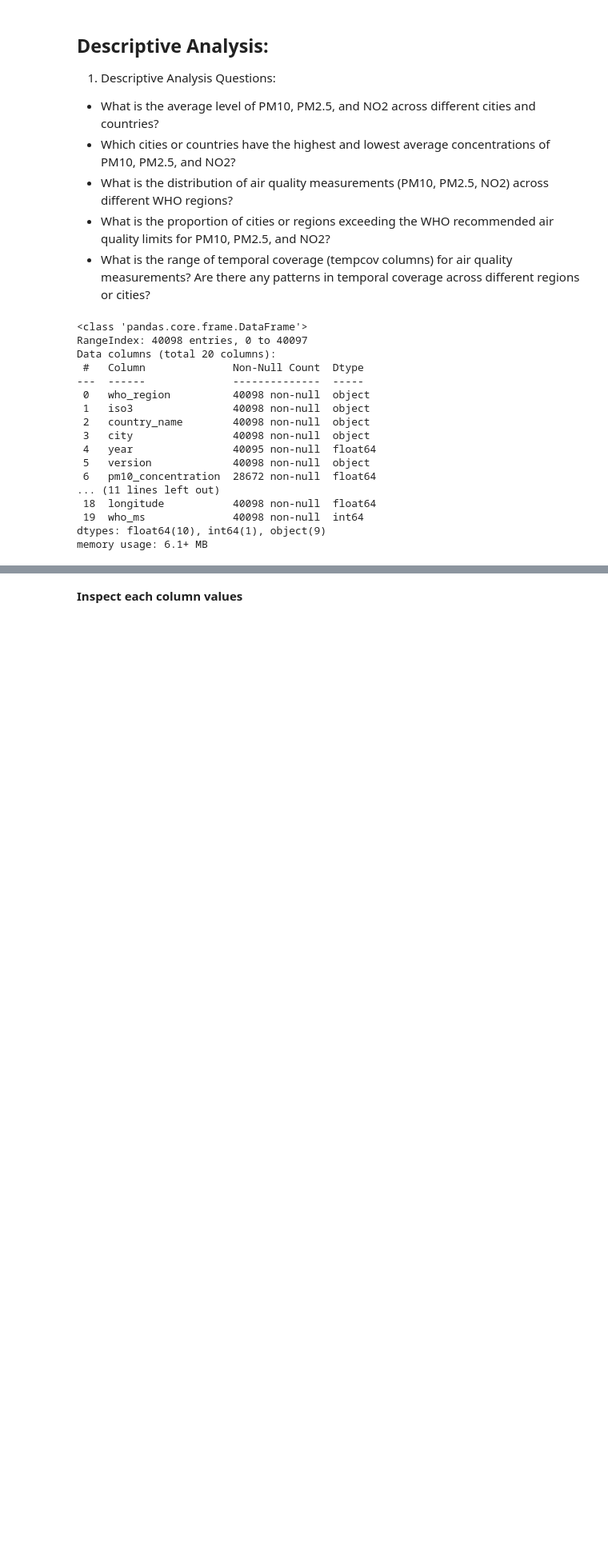
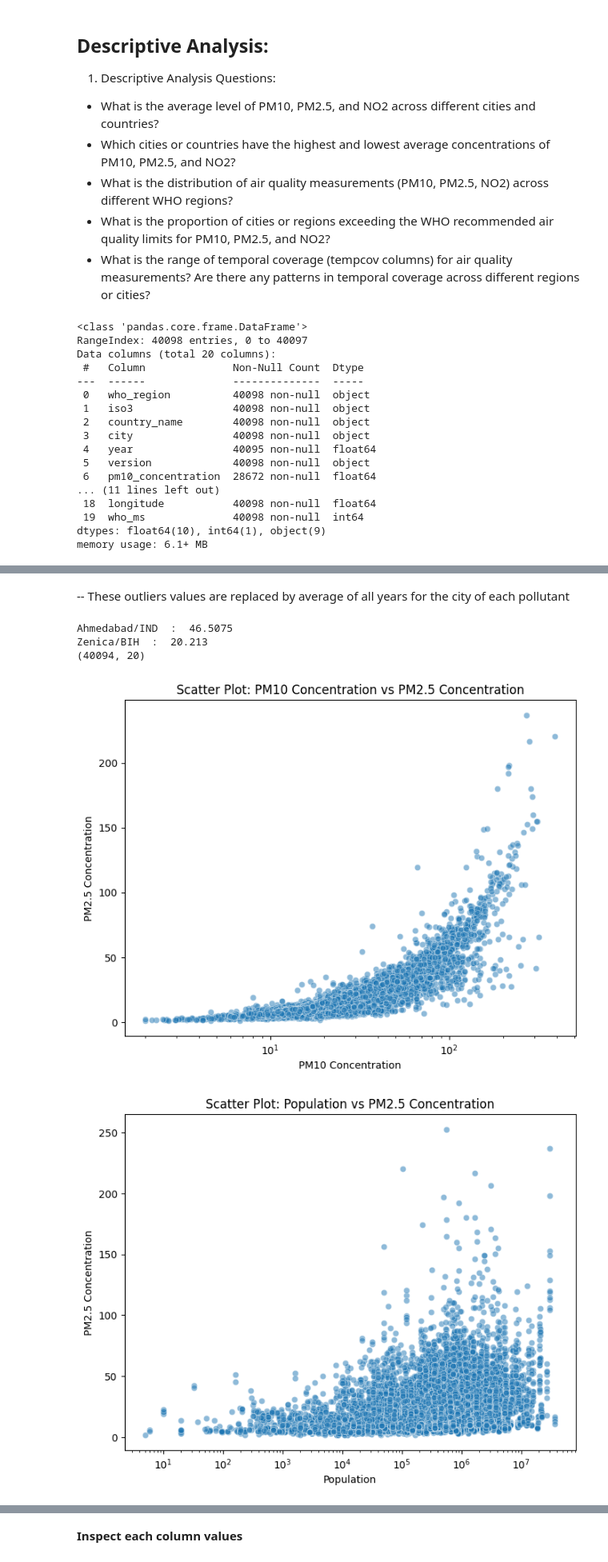
Before and after one commit to harimindi/Datascience, a Jupyter notebook: WHO_Airquality_EDA_.ipynb, the cells around one changed output, grey strips where cells are left out. Shown at 80% size. Drawn from its saved outputs; the diff is of its cells as text; code cells hidden in the pictures; blank space fills up the shorter version.

```diff
--- a/WHO_Airquality_EDA_.ipynb
+++ b/WHO_Airquality_EDA_.ipynb
@@ -103,0 +173,6 @@ data.describe()
+# %%
+# Find rows for the outlier values
+
+# for PM10
+outliers = data[(data['pm10_concentration'] > 400) | (data['pm25_concentration'] > 300) | (data['no2_concentration'] > 500)]
+print(outliers)
@@ -103,0 +202,62 @@ data.describe()
+# %% [markdown]
+-- These outliers values are replaced by average of all years for the city of each pollutant
+# %%
+# prompt: For pm25 values over 300, replace the value with mean value of the pollutant for that city. Repeat similar for pm10 over 400 and no2 over 500. When calculating the mean exclude the outlier values. If the mean is NULL, then delete the row from the dataset
+
+def replace_outliers_with_city_mean(df, outlier_df, pollutant_col, outlier_threshold):
+  """
+  Replaces outlier values in a pollutant column with the mean value for that city,
+  excluding the outlier values when calculating the mean.
+
+  Args:
+    df: The DataFrame containing the data.
+    pollutant_col: The name of the pollutant column.
+    outlier_threshold: The threshold above which values are considered outliers.
+
+  Returns:
+    The DataFrame with outlier values replaced by city means.
+  """
+  for city in outlier_df['city'].unique():
+    city_data = df[df['city'] == city]
+    outlier_rows = city_data[city_data[pollutant_col] > outlier_threshold]
+    if not outlier_rows.empty:
+      non_outlier_data = city_data[city_data[pollutant_col] <= outlier_threshold]
+      city_mean = non_outlier_data[pollutant_col].mean()
+      if not np.isnan(city_mean):
+        print(city,' : ',city_mean)
+        df.loc[(df['city'] == city) & (df[pollutant_col] > outlier_threshold), pollutant_col] = city_mean
+      else:
+        df = df.drop(df[(df['city'] == city) & (df[pollutant_col] > outlier_threshold)].index)
+  return df
+
+data = replace_outliers_with_city_mean(data, outliers, 'pm25_concentration', 300)
+data = replace_outliers_with_city_mean(data, outliers, 'pm10_concentration', 400)
+data = replace_outliers_with_city_mean(data, outliers, 'no2_concentration', 500)
+print(data.shape)
+# %% [output]
+Ahmedabad/IND  :  46.5075
+Zenica/BIH  :  20.213
+(40094, 20)
+# %%
+# Scatter plot between PM2.5 and PM10 concentrations
+
+# Scatter plot between PM10 and PM2.5 concentrations
+plt.figure(figsize=(8, 6))
+sns.scatterplot(x=data['pm10_concentration'], y=data['pm25_concentration'], alpha=0.5)
+plt.title('Scatter Plot: PM10 Concentration vs PM2.5 Concentration')
+plt.xlabel('PM10 Concentration')
+plt.ylabel('PM2.5 Concentration')
+plt.xscale('log')  # Log scale to handle wide range of population values
+plt.show()
+
+# Scatter plot between population and PM2.5 concentrations
+plt.figure(figsize=(8, 6))
+sns.scatterplot(x=data['population'], y=data['pm25_concentration'], alpha=0.5)
+plt.title('Scatter Plot: Population vs PM2.5 Concentration')
+plt.xlabel('Population')
+plt.ylabel('PM2.5 Concentration')
+plt.xscale('log')  # Log scale to handle wide range of population values
+plt.show()
+# %% [output]
+[figure, added]
+[figure, added]
```
Also changed, not shown: parts of 36 cells of this notebook.
